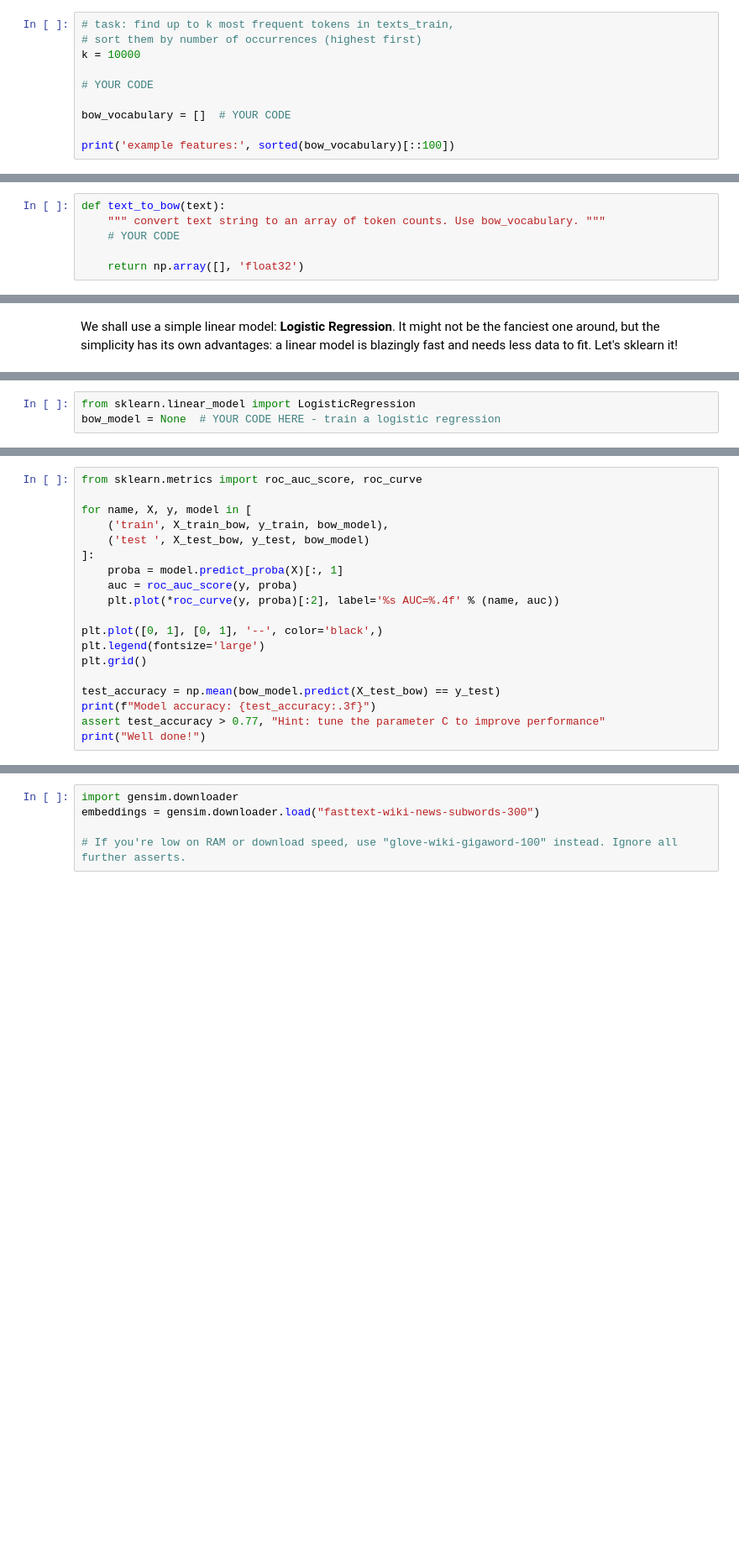
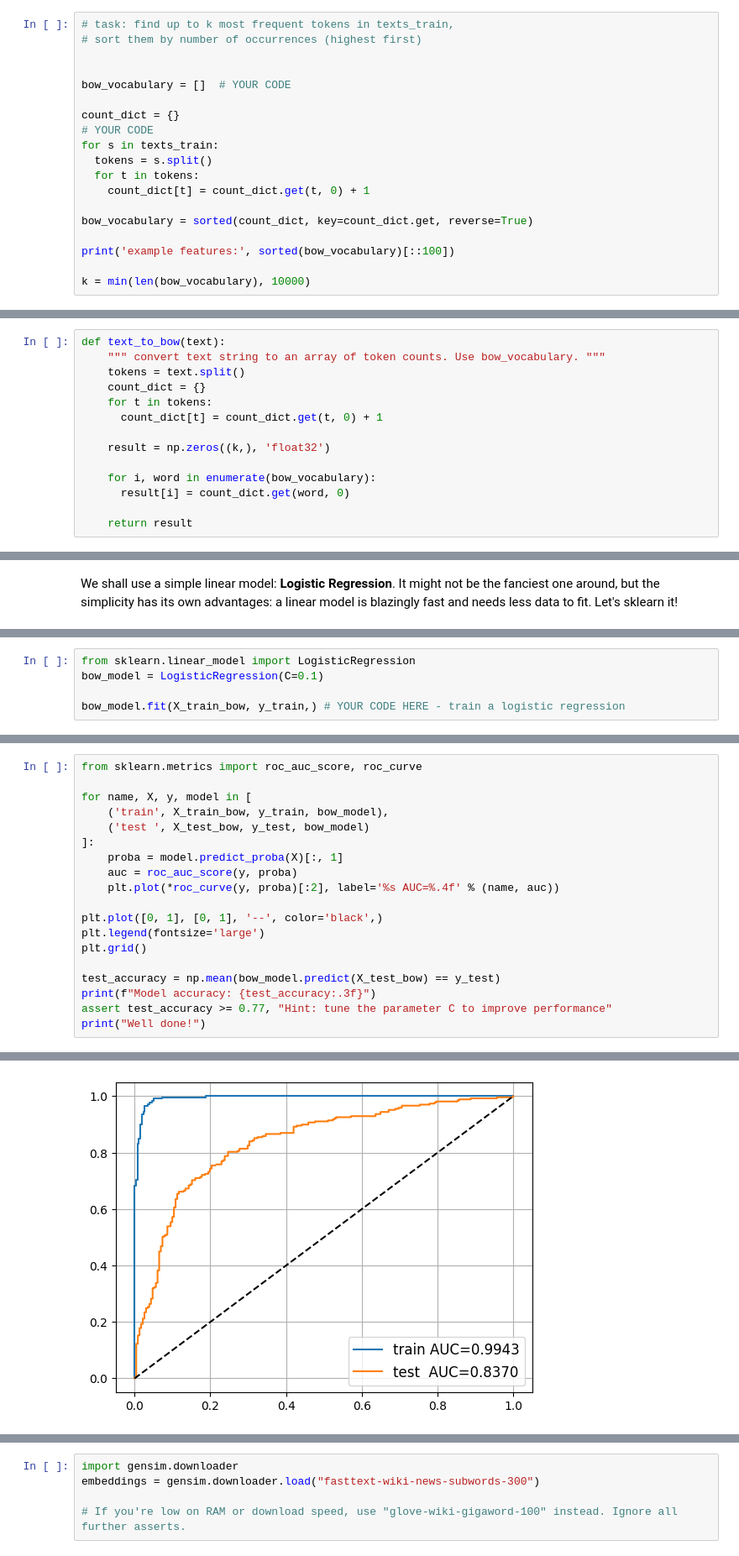
Before and after one commit to sayanarii/shad_nlp_course, a Jupyter notebook: week01_embeddings/seminar.ipynb, the cells around one changed output, grey strips where cells are left out. Shown at 84% size. Cells and saved outputs as stored; diff of their text form; blank space fills up the shorter version.

```diff
--- a/week01_embeddings/seminar.ipynb
+++ b/week01_embeddings/seminar.ipynb
@@ -456,10 +465,19 @@ __Note:__ in practice, you can compute such features using sklearn. Please don't
 # %%
 # task: find up to k most frequent tokens in texts_train,
 # sort them by number of occurrences (highest first)
-k = 10000
 
-# YOUR CODE
 
 bow_vocabulary = []  # YOUR CODE
 
+count_dict = {}
+# YOUR CODE
+for s in texts_train:
+  tokens = s.split()
+  for t in tokens:
+    count_dict[t] = count_dict.get(t, 0) + 1
+
+bow_vocabulary = sorted(count_dict, key=count_dict.get, reverse=True)
+
 print('example features:', sorted(bow_vocabulary)[::100])
+
+k = min(len(bow_vocabulary), 10000)
@@ -466,9 +486,17 @@ print('example features:', sorted(bow_vocabulary)[::100])
-# %%
-def text_to_bow(text):
-    """ convert text string to an array of token counts. Use bow_vocabulary. """
-    # YOUR CODE
-
-    return np.array([], 'float32')
+# %%
+def text_to_bow(text):
+    """ convert text string to an array of token counts. Use bow_vocabulary. """
+    tokens = text.split()
+    count_dict = {}
+    for t in tokens:
+      count_dict[t] = count_dict.get(t, 0) + 1
+
+    result = np.zeros((k,), 'float32')
+
+    for i, word in enumerate(bow_vocabulary):
+      result[i] = count_dict.get(word, 0)
+
+    return result
 # %%
 X_train_bow = np.stack(list(map(text_to_bow, texts_train)))
 X_test_bow = np.stack(list(map(text_to_bow, texts_test)))
@@ -486,3 +518,5 @@ Let's sklearn it!
 # %%
 from sklearn.linear_model import LogisticRegression
-bow_model = None  # YOUR CODE HERE - train a logistic regression
+bow_model = LogisticRegression(C=0.1)
+
+bow_model.fit(X_train_bow, y_train,) # YOUR CODE HERE - train a logistic regression
@@ -503,5 +539,6 @@ plt.grid()
 
 test_accuracy = np.mean(bow_model.predict(X_test_bow) == y_test)
 print(f"Model accuracy: {test_accuracy:.3f}")
-assert test_accuracy > 0.77, "Hint: tune the parameter C to improve performance"
+assert test_accuracy >= 0.77, "Hint: tune the parameter C to improve performance"
 print("Well done!")
+# %% [output]
@@ -508,3 +547,4 @@ print("Well done!")
+[figure, added]
 # %% [markdown]
 ### Task: implement TF-IDF features (1 point)
 
```
Also changed, not shown: parts of 8 cells of this notebook.
